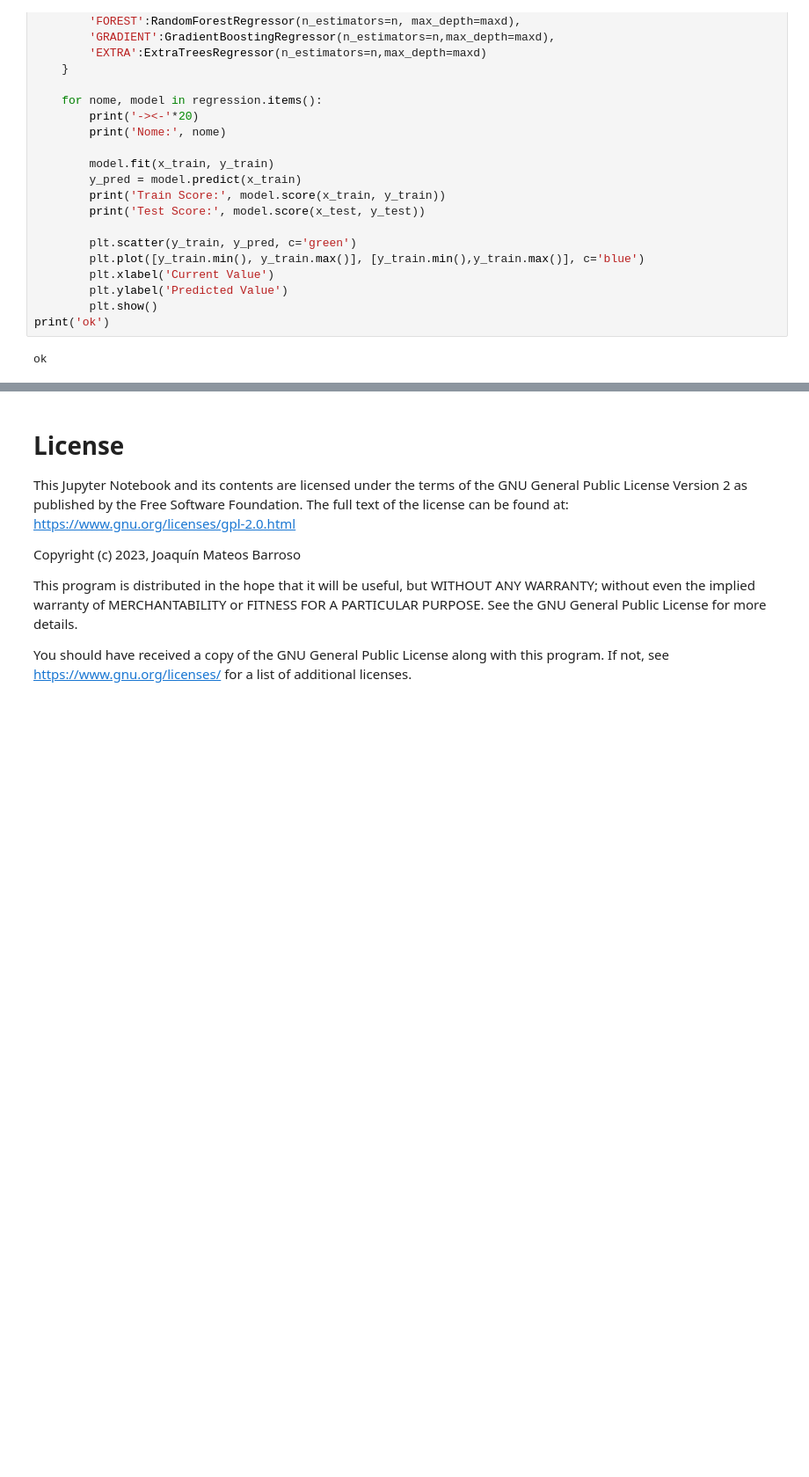
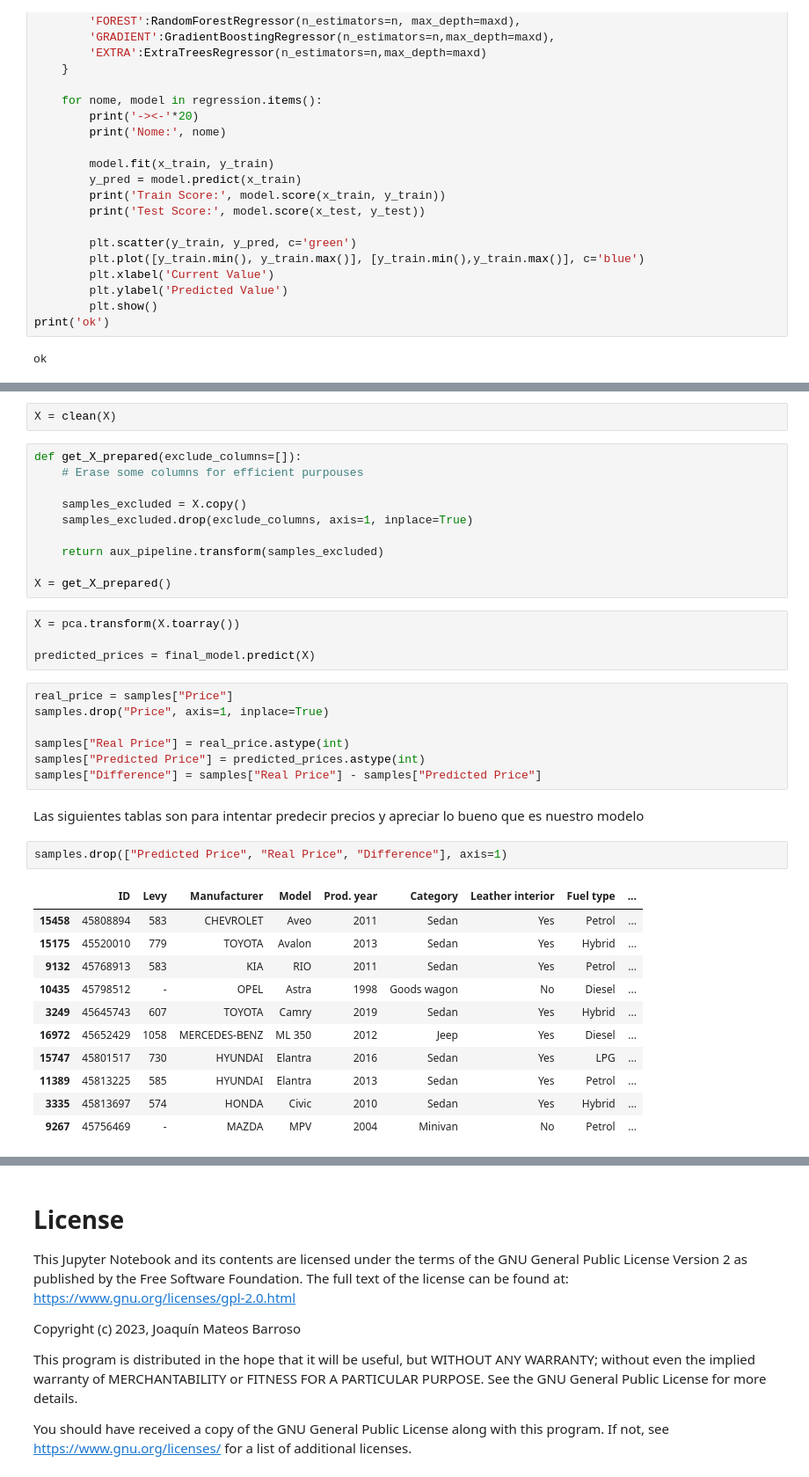
Before and after one commit to JoaquinMateosBarroso/Car_Prices, a Jupyter notebook: CarPrices.ipynb, the cells around one changed output, grey strips where cells are left out. Shown at 88% size. Cells and saved outputs as stored; diff of their text form; blank space fills up the shorter version.

Commit message:
Final models adn predictions

```diff
--- a/CarPrices.ipynb
+++ b/CarPrices.ipynb
@@ -453,0 +498,39 @@ NameError: name 'full_pipeline' is not defined
+# %%
+X = clean(X)
+# %%
+def get_X_prepared(exclude_columns=[]):
+    # Erase some columns for efficient purpouses
+
+    samples_excluded = X.copy()
+    samples_excluded.drop(exclude_columns, axis=1, inplace=True)
+
+    return aux_pipeline.transform(samples_excluded)
+
+X = get_X_prepared()
+# %%
+X = pca.transform(X.toarray())
+
+predicted_prices = final_model.predict(X)
+# %%
+real_price = samples["Price"]
+samples.drop("Price", axis=1, inplace=True)
+
+samples["Real Price"] = real_price.astype(int)
+samples["Predicted Price"] = predicted_prices.astype(int)
+samples["Difference"] = samples["Real Price"] - samples["Predicted Price"]
+# %% [markdown]
+Las siguientes tablas son para intentar predecir precios y apreciar lo bueno que es nuestro modelo
+# %%
+samples.drop(["Predicted Price", "Real Price", "Difference"], axis=1)
+# %% [output]
+|  | ID | Levy | Manufacturer | Model | Prod. year | Category | Leather interior | Fuel type | ... |
+| 15458 | 45808894 | 583 | CHEVROLET | Aveo | 2011 | Sedan | Yes | Petrol | ... |
+| 15175 | 45520010 | 779 | TOYOTA | Avalon | 2013 | Sedan | Yes | Hybrid | ... |
+| 9132 | 45768913 | 583 | KIA | RIO | 2011 | Sedan | Yes | Petrol | ... |
+| 10435 | 45798512 | - | OPEL | Astra | 1998 | Goods wagon | No | Diesel | ... |
+| 3249 | 45645743 | 607 | TOYOTA | Camry | 2019 | Sedan | Yes | Hybrid | ... |
+| 16972 | 45652429 | 1058 | MERCEDES-BENZ | ML 350 | 2012 | Jeep | Yes | Diesel | ... |
+| 15747 | 45801517 | 730 | HYUNDAI | Elantra | 2016 | Sedan | Yes | LPG | ... |
+| 11389 | 45813225 | 585 | HYUNDAI | Elantra | 2013 | Sedan | Yes | Petrol | ... |
+| 3335 | 45813697 | 574 | HONDA | Civic | 2010 | Sedan | Yes | Hybrid | ... |
+| 9267 | 45756469 | - | MAZDA | MPV | 2004 | Minivan | No | Petrol | ... |
```
Also changed, not shown: parts of 11 cells of this notebook.
